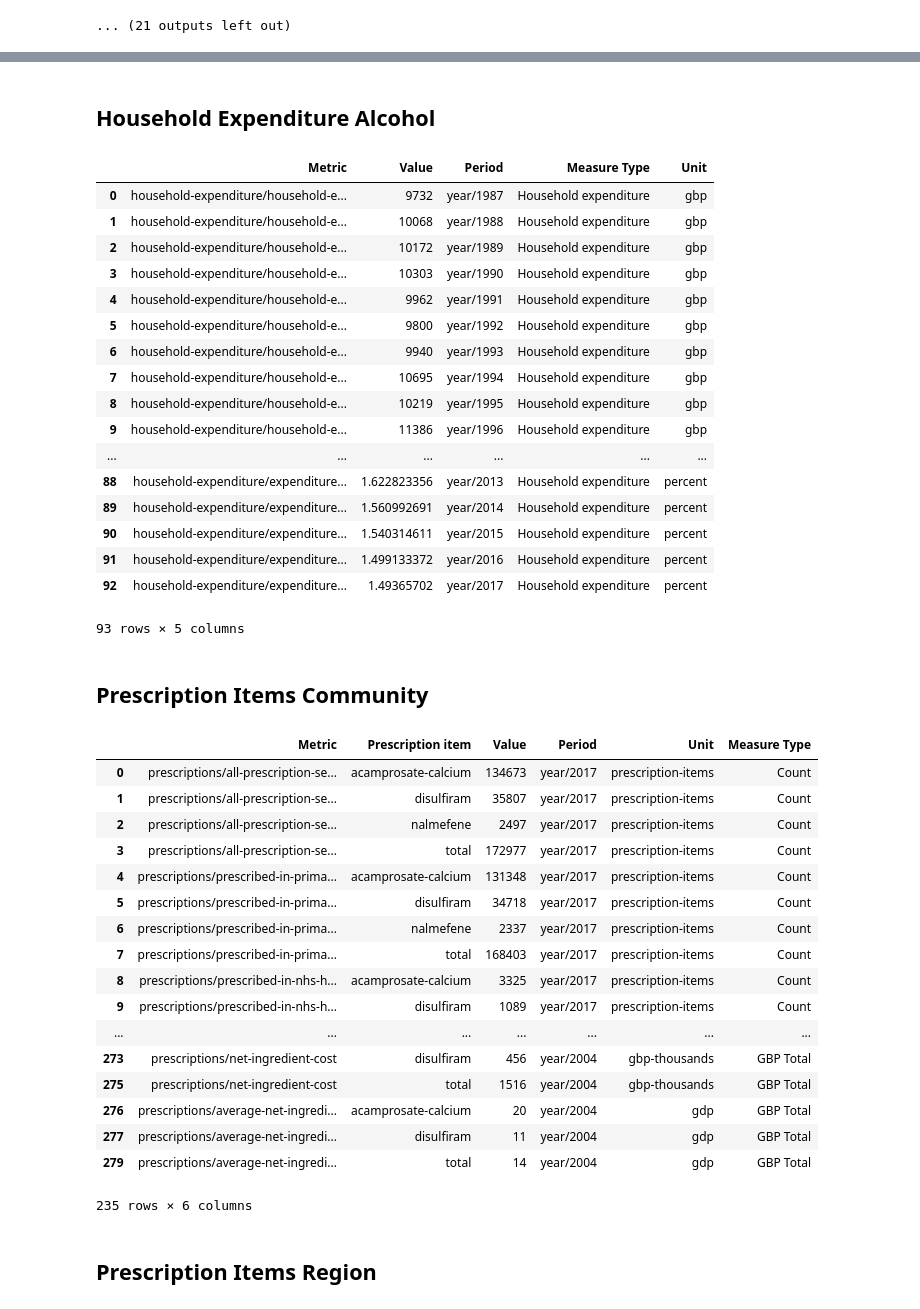
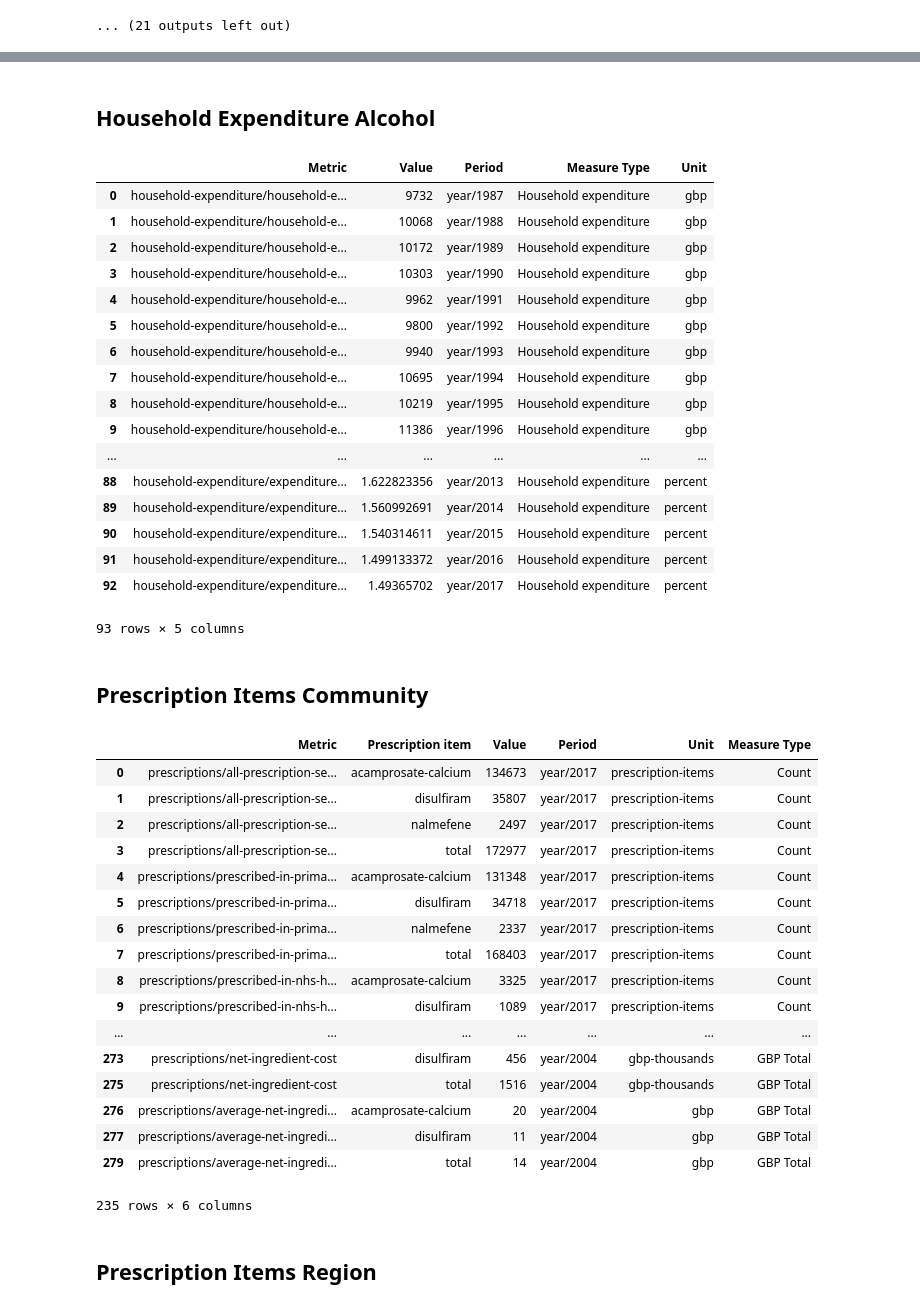
Before and after one commit to GSS-Cogs/NHS-Statistics-on-Alcohol-England, a Jupyter notebook: main.ipynb, the cells around one changed output, grey strips where cells are left out. Saved outputs shown, nothing was run; the diff lists cells and outputs as text; code cells hidden in the pictures.

```diff
--- a/main.ipynb
+++ b/main.ipynb
@@ -252,7 +252,7 @@ for (filename, table) in tables.items():
             'Metric_Primary': 'Metric',
             'Metric_Secondary': 'Prescription item'}, inplace=True)
         table['Unit'] = table['Metric'].map(
-            lambda x: 'gdp' if x.endswith('(£)') else 'gbp-thousands' if x.endswith('(£ 000s)') else 'prescription-items')
+            lambda x: 'gbp' if x.endswith('(£)') else 'gbp-thousands' if x.endswith('(£ 000s)') else 'prescription-items')
         table['Metric'].cat.rename_categories({
             'Average Net Ingredient Cost per item (£)': 'prescriptions/average-net-ingredient-cost-per-item',
             'Net Ingredient Cost (£ 000s)': 'prescriptions/net-ingredient-cost',
@@ -337,36 +337,36 @@ Household Expenditure Alcohol
 | 2 | household-expenditure/household-e... | 10172 | year/1989 | Household expenditure | gbp |
 | 3 | household-expenditure/household-e... | 10303 | year/1990 | Household expenditure | gbp |
 | 4 | household-expenditure/household-e... | 9962 | year/1991 | Household expenditure | gbp |
 | 5 | household-expenditure/household-e... | 9800 | year/1992 | Household expenditure | gbp |
 | 6 | household-expenditure/household-e... | 9940 | year/1993 | Household expenditure | gbp |
 | 7 | household-expenditure/household-e... | 10695 | year/1994 | Household expenditure | gbp |
 | 8 | household-expenditure/household-e... | 10219 | year/1995 | Household expenditure | gbp |
 | 9 | household-expenditure/household-e... | 11386 | year/1996 | Household expenditure | gbp |
 | ... | ... | ... | ... | ... | ... |
 | 88 | household-expenditure/expenditure... | 1.622823356 | year/2013 | Household expenditure | percent |
 | 89 | household-expenditure/expenditure... | 1.560992691 | year/2014 | Household expenditure | percent |
 | 90 | household-expenditure/expenditure... | 1.540314611 | year/2015 | Household expenditure | percent |
 | 91 | household-expenditure/expenditure... | 1.499133372 | year/2016 | Household expenditure | percent |
 | 92 | household-expenditure/expenditure... | 1.49365702 | year/2017 | Household expenditure | percent |
 93 rows × 5 columns
 Prescription Items Community
 |  | Metric | Prescription item | Value | Period | Unit | Measure Type |
 | 0 | prescriptions/all-prescription-se... | acamprosate-calcium | 134673 | year/2017 | prescription-items | Count |
 | 1 | prescriptions/all-prescription-se... | disulfiram | 35807 | year/2017 | prescription-items | Count |
 | 2 | prescriptions/all-prescription-se... | nalmefene | 2497 | year/2017 | prescription-items | Count |
 | 3 | prescriptions/all-prescription-se... | total | 172977 | year/2017 | prescription-items | Count |
 | 4 | prescriptions/prescribed-in-prima... | acamprosate-calcium | 131348 | year/2017 | prescription-items | Count |
 | 5 | prescriptions/prescribed-in-prima... | disulfiram | 34718 | year/2017 | prescription-items | Count |
 | 6 | prescriptions/prescribed-in-prima... | nalmefene | 2337 | year/2017 | prescription-items | Count |
 | 7 | prescriptions/prescribed-in-prima... | total | 168403 | year/2017 | prescription-items | Count |
 | 8 | prescriptions/prescribed-in-nhs-h... | acamprosate-calcium | 3325 | year/2017 | prescription-items | Count |
 | 9 | prescriptions/prescribed-in-nhs-h... | disulfiram | 1089 | year/2017 | prescription-items | Count |
 | ... | ... | ... | ... | ... | ... | ... |
 | 273 | prescriptions/net-ingredient-cost | disulfiram | 456 | year/2004 | gbp-thousands | GBP Total |
 | 275 | prescriptions/net-ingredient-cost | total | 1516 | year/2004 | gbp-thousands | GBP Total |
-| 276 | prescriptions/average-net-ingredi... | acamprosate-calcium | 20 | year/2004 | gdp | GBP Total |
-| 277 | prescriptions/average-net-ingredi... | disulfiram | 11 | year/2004 | gdp | GBP Total |
-| 279 | prescriptions/average-net-ingredi... | total | 14 | year/2004 | gdp | GBP Total |
+| 276 | prescriptions/average-net-ingredi... | acamprosate-calcium | 20 | year/2004 | gbp | GBP Total |
+| 277 | prescriptions/average-net-ingredi... | disulfiram | 11 | year/2004 | gbp | GBP Total |
+| 279 | prescriptions/average-net-ingredi... | total | 14 | year/2004 | gbp | GBP Total |
 235 rows × 6 columns
 Prescription Items Region
 |  | Geography | Metric | Prescription item | Value | Period | Measure Type | Unit |
```
